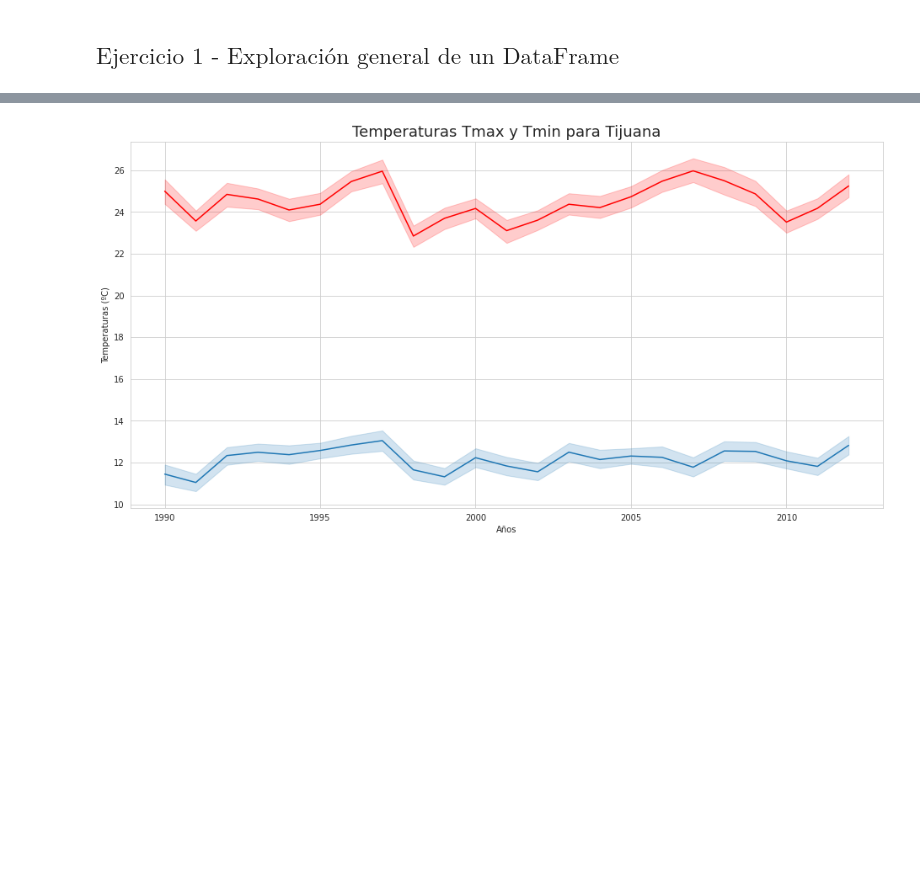
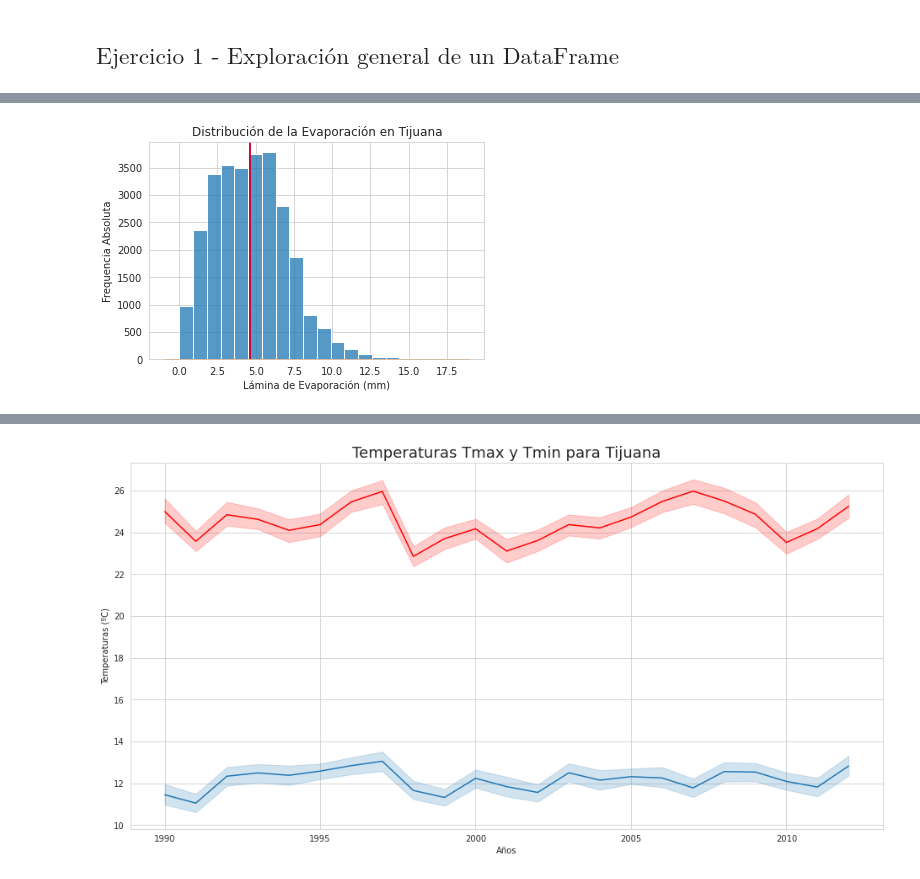
Before and after one commit to sebasbrowar/FisicaComputacional1, a Jupyter notebook: Actividad4/Actividad4.ipynb, the cells around one changed output, grey strips where cells are left out. Saved outputs shown, nothing was run; the diff lists cells and outputs as text; code cells hidden in the pictures; blank space fills up the shorter version.

```diff
--- a/Actividad4/Actividad4.ipynb
+++ b/Actividad4/Actividad4.ipynb
@@ -273,0 +160,21 @@ sns.boxplot(x=df_meteo.Evap, data=df_meteo, orient='h').set(xlabel='Lámina de E
+# %%
+# Histograma y función de densidad de probabilidad para la evaporación
+sns.set_style("whitegrid")
+
+sns.histplot(data=df_meteo, x='Evap', bins=20); # Histograma
+sns.kdeplot(df_meteo.Evap, fill=True); # Función de densidad de probabilidad o KDE (Kernel Density Estimate)
+
+# Definimos las cantidades específica: Promedio y Mediana
+Ev_med = df_meteo.Evap.median()
+Ev_prom = df_meteo.Evap.mean()
+# Líneas verticales ubicadas en la mediana y promedio
+plt.axvline(x = Ev_med, color = 'b', label = 'm')
+plt.axvline(x = Ev_prom, color = 'r', label = 'x')
+
+plt.xlabel('Lámina de Evaporación (mm)')
+plt.ylabel('Frequencia Absoluta')
+plt.title('Distribución de la Evaporación en Tijuana')
+
+plt.show()
+# %% [output]
+[figure, added]
```
Also changed, not shown: parts of 45 cells of this notebook.
